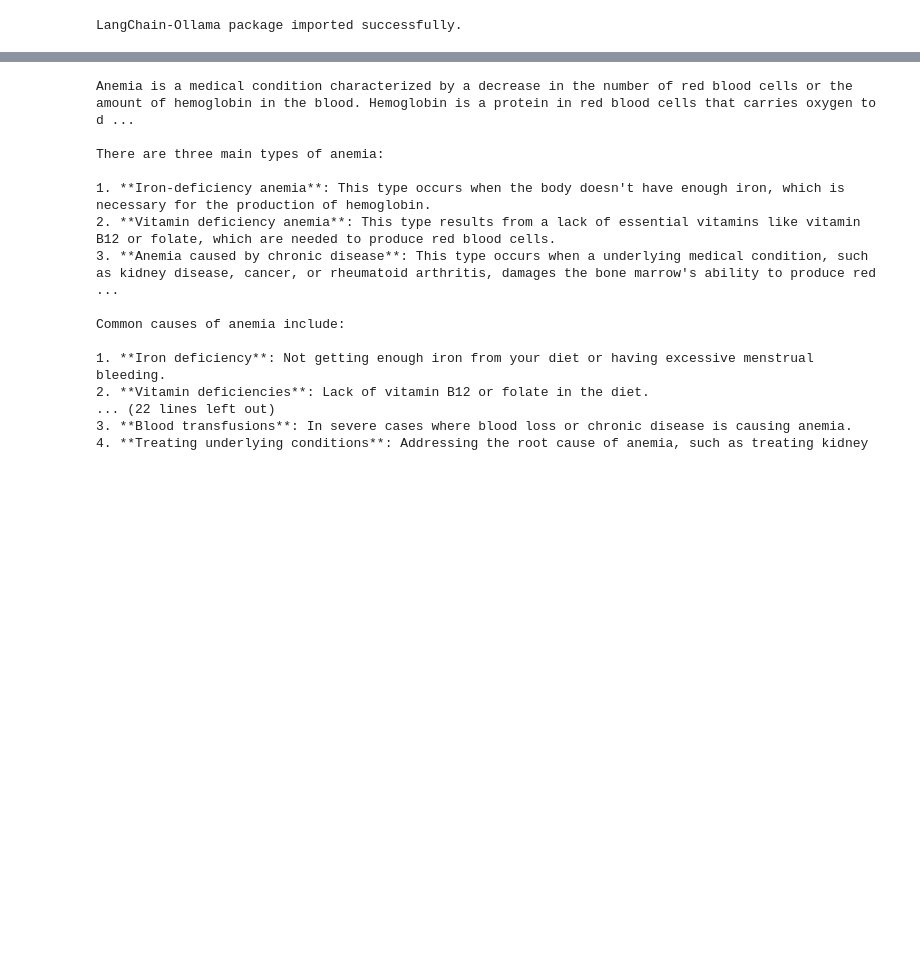
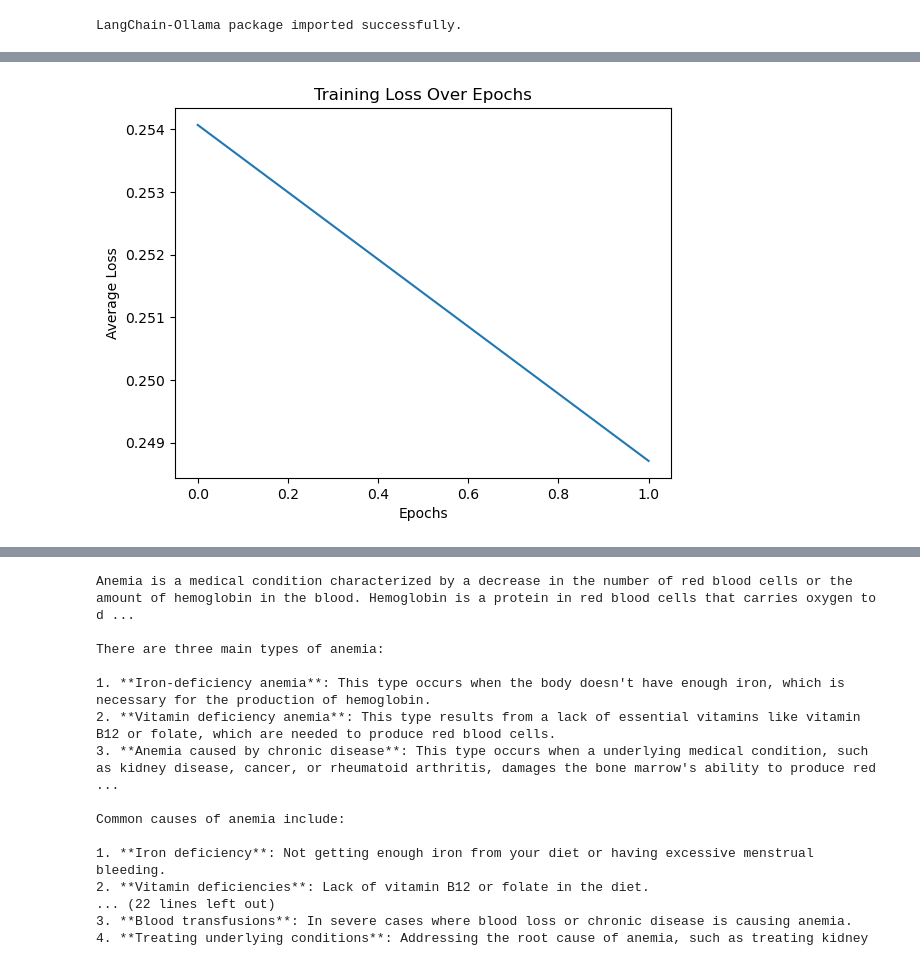
Before and after one commit to Zamehi/MED---ChatBot, a Jupyter notebook: Code Files/project_v1.ipynb, the cells around one changed output, grey strips where cells are left out. Cells and saved outputs as stored; diff of their text form; code cells hidden in the pictures; blank space fills up the shorter version.

```diff
--- a/Code Files/project_v1.ipynb
+++ b/Code Files/project_v1.ipynb
@@ -170,0 +484,99 @@ LangChain-Ollama package imported successfully.
+# %%
+import os
+import json
+from langchain_ollama import OllamaLLM
+import pandas as pd
+from sklearn.model_selection import train_test_split
+import numpy as np
+import matplotlib.pyplot as plt
+from sklearn.metrics.pairwise import cosine_similarity
+
+
+# Load and preprocess the dataset
+data_path = path  # Replace with your dataset path
+dataset = pd.read_csv(data_path)
+
+# Combine dataset columns for question-answer pairs
+dataset['input'] = dataset['Question'] + "\n" + dataset['Answer']
+
+# Split dataset into training and validation sets (only 50 samples for this run)
+train_data, val_data = train_test_split(dataset[:50], test_size=0.2, random_state=42)
+
+# Initialize the Ollama LLM
+ollama_llm = OllamaLLM(model='llama3')
+
+# Function to compute cosine similarity-based loss
+def calculate_loss(prediction, ground_truth):
+    """
+    Compute loss between prediction and ground truth using cosine similarity.
+    This uses a dummy embedding function for simplicity.
+    """
+    prediction_vector = np.random.rand(300)  # Random vector to simulate text embedding
+    ground_truth_vector = np.random.rand(300)  # Random vector to simulate text embedding
+    return 1 - cosine_similarity([prediction_vector], [ground_truth_vector])[0][0]
+
+# Function to train the model and track the loss
+def train_model(ollama, train_data, epochs=5, save_interval=10):
+    training_losses = []
+
+    for epoch in range(epochs):
+        epoch_loss = 0
+        print(f"Epoch {epoch + 1}/{epochs}")
+
+        for idx, row in train_data.iterrows():
+            input_text = row['input']
+            expected_answer = row['Answer']
+
+            try:
+                print(f"Training on sample {idx + 1}/{len(train_data)}...")
+                response = ollama(input_text)  # Get model output
+                loss = calculate_loss(response, expected_answer)  # Calculate loss
+                epoch_loss += loss
+
+                # Optionally print out the loss for each training sample
+                print(f"Sample {idx + 1} Loss: {loss}")
+            except Exception as e:
+                print(f"Error training sample {idx + 1}: {e}")
+
+        avg_epoch_loss = epoch_loss / len(train_data)
+        training_losses.append(avg_epoch_loss)
+        print(f"Epoch {epoch + 1} Average Loss: {avg_epoch_loss}")
+
+        # Save model after every `save_interval` epochs
+        if (epoch + 1) % save_interval == 0:
+            save_model_checkpoint(ollama, epoch + 1)
+
+    return training_losses
+
+# Function to save model checkpoint
+def save_model_checkpoint(ollama, epoch):
+    try:
+        # Save configuration or metadata about the model
+        model_filename = f"ollama_model_epoch_{epoch}_checkpoint.json"
+        model_metadata = {
+            "epoch": epoch,
+            "model_config": ollama.model_config,  # Example: Save configuration data, adapt as needed
+            "model_weights": ollama.model_weights,  # Example: Save model weights, adapt as needed
+        }
+
+        # Save the model metadata as a JSON file
+        with open(model_filename, 'w') as f:
+            json.dump(model_metadata, f)
+
+        print(f"Model checkpoint saved after epoch {epoch} as {model_filename}")
+    except Exception as e:
+        print(f"Error saving model checkpoint after epoch {epoch}: {e}")
+
+# Train the model and monitor training error over epochs
+epochs = 2  # Set the total number of epochs
+training_losses = train_model(ollama_llm, train_data, epochs)
+
+# Visualize the training loss over epochs
+plt.plot(training_losses)
+plt.xlabel('Epochs')
+plt.ylabel('Average Loss')
+plt.title('Training Loss Over Epochs')
+plt.show()
+
+print("Training completed.")
+# %% [output]
@@ -170,0 +600 @@ LangChain-Ollama package imported successfully.
+[figure, added]
```
Also changed, not shown: parts of 44 cells of this notebook, 5 other files.
